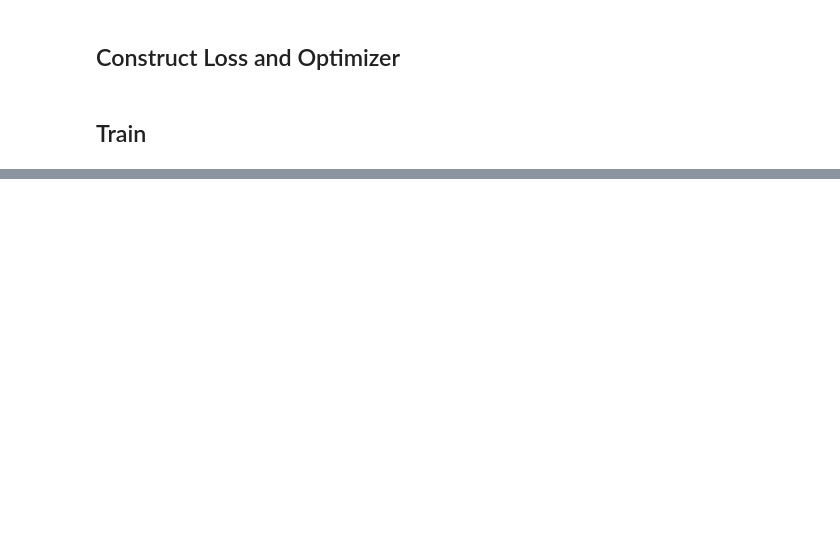
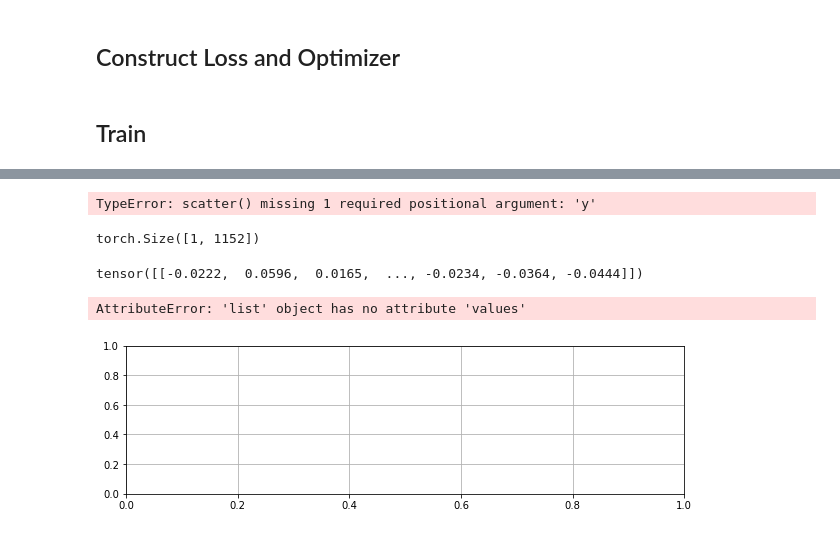
Before and after one commit to preminstrel/ECG-Classification, a Jupyter notebook: ECG-Pytorch-Q.ipynb, the cells around one changed output, grey strips where cells are left out. Saved outputs shown, nothing was run; the diff lists cells and outputs as text; code cells hidden in the pictures; blank space fills up the shorter version.

```diff
--- a/ECG-Pytorch-Q.ipynb
+++ b/ECG-Pytorch-Q.ipynb
@@ -339,0 +298,2 @@ array([ 0,  0,  0,  1, 13, 13, 16,  3, 13,  0,  3,  6, 16,  0,  0,  6,  3,
+# %%
+layer_name = list(model.state_dict().keys())
@@ -339,0 +321,28 @@ array([ 0,  0,  0,  1, 13, 13, 16,  3, 13,  0,  3,  6, 16,  0,  0,  6,  3,
+# %%
+kk =  model.state_dict()[ layer_name[2] ]
+# %%
+for i in kk:
+    plt.scatter(i)
+# %% [output]
+TypeError: scatter() missing 1 required positional argument: 'y'
+# %%
+kk.size()
+# %% [output]
+torch.Size([1, 1152])
+# %%
+kk
+# %% [output]
+tensor([[-0.0222,  0.0596,  0.0165,  ..., -0.0234, -0.0364, -0.0444]])
+# %%
+kk=kk.numpy()
+# %%
+kk.reshape((1152))
+kk=kk.tolist()
+# %%
+fig = plt.figure(figsize = (10,6))
+ax1 = fig.add_subplot(2,1,1)  # 创建子图1
+ax1.scatter(kk.index, kk.values)
+plt.grid()
+# %% [output]
+AttributeError: 'list' object has no attribute 'values'
+[figure, added]
```
Also changed, not shown: parts of 15 cells of this notebook, 1 other file.
